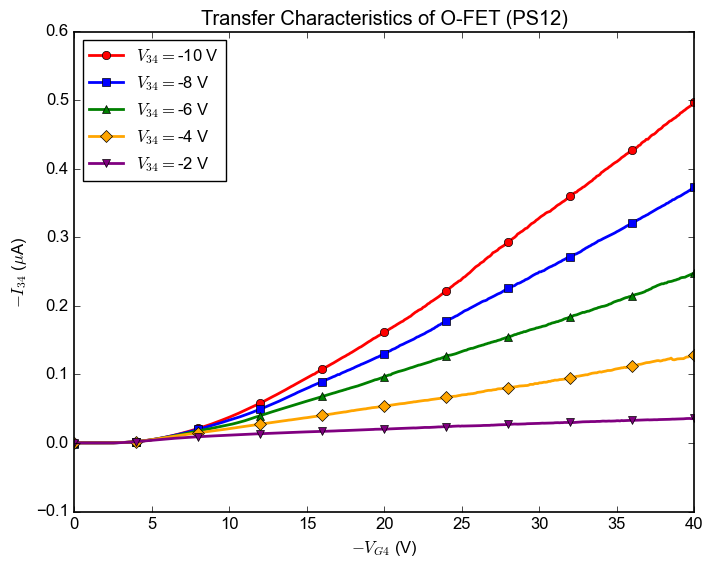
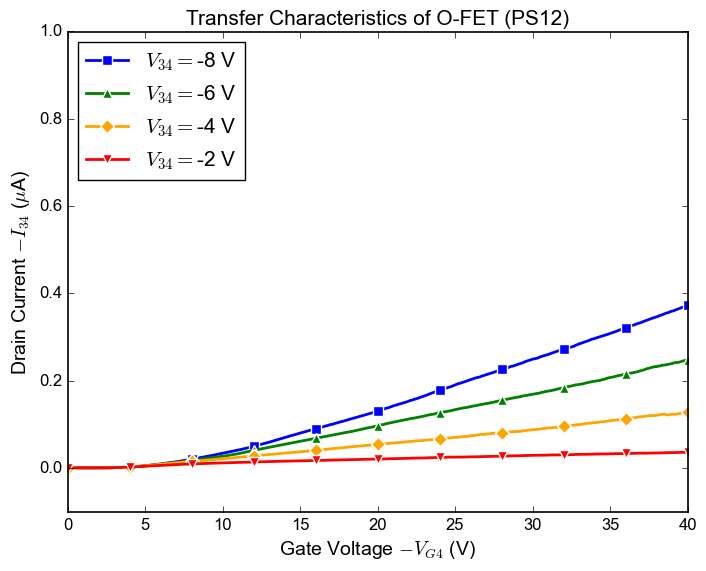
The change to this notebook cell's code, shown as a diff; its figure went from the first image to the second:
--- before
+++ after
@@ -3,21 +3,21 @@
     # ("-30 V", data7, 'magenta', 'P'),
     # ("-20 V", data6, 'black', 'X'),
-    ("-10 V", data5, 'red', 'o'),
+    # ("-10 V", data5, 'red', 'o'),
     ("-8 V", data4, 'blue', 's'),
     ("-6 V", data3, 'green', '^'),
     ("-4 V", data2, 'orange', 'D'),
-    ("-2 V", data1, 'purple', 'v')
+    ("-2 V", data1, 'red', 'v')
 ]
 for label, data, color, marker in datasets_IDS_VGS:
     V_GS = data[:, 0]
     I_DS = data[:, 1]
-    plt.plot(-V_GS, -I_DS*1e6, lw=2, label=r"$V_{34} = $" + label, color=color, marker=marker, linestyle='-', markevery=40)
+    plt.plot(-V_GS, -I_DS*1e6, lw=2, label=r"$V_{34} = $" + label, color=color, marker=marker, linestyle='-', markevery=40, markeredgecolor="white", markeredgewidth=1, markersize=7)
 
-plt.xlabel(r"$-V_{G4}$ (V)")
-plt.ylabel(r"$-I_{34}$ ($\mu$A)")
+plt.xlabel(r"Gate Voltage $-V_{G4}$ (V)", fontsize=14)
+plt.ylabel(r"Drain Current $-I_{34}$ ($\mu$A)", fontsize=14)
 plt.xlim(0, 40)
-plt.ylim(-0.1,0.6)
-plt.title("Transfer Characteristics of O-FET (PS12)")
-plt.legend(frameon=True, loc='upper left', numpoints=1, fontsize=12)
-plt.savefig("transfer_PS12.eps", format='eps', bbox_inches='tight')
+plt.ylim(-0.1,1)
+plt.title("Transfer Characteristics of O-FET (PS12)", fontsize=15)
+plt.legend(frameon=True, loc='upper left', numpoints=1, fontsize=15)
+# plt.savefig("transfer_PS12.eps", format='eps', bbox_inches='tight')
 plt.show()

Commit: update